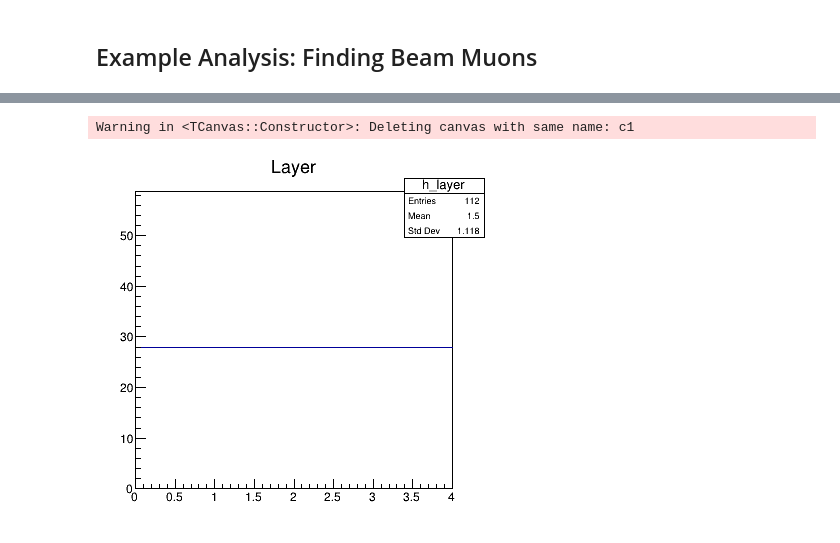
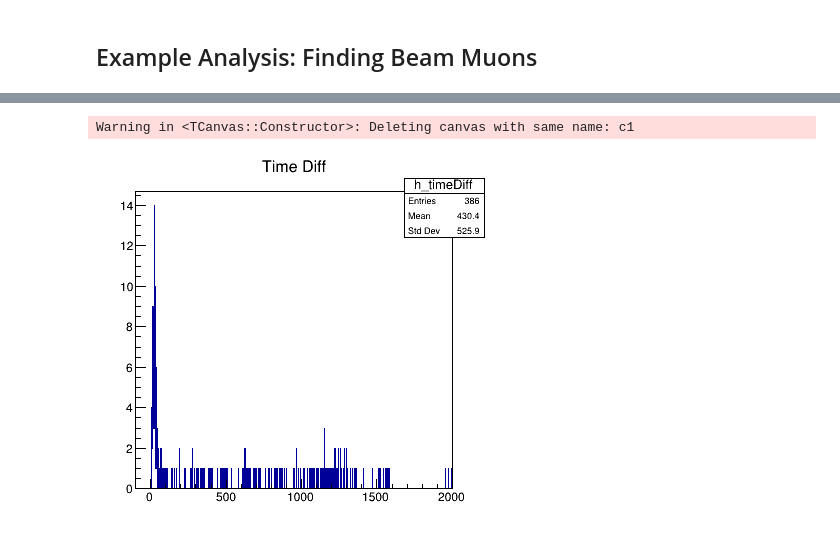
Before and after one commit to milliQan-sw/milliqanOffline, a Jupyter notebook: Run3Detector/analysis/tutorial/MilliQanUprootTutorial.ipynb, the cells around one changed output, grey strips where cells are left out. Saved outputs shown, nothing was run; the diff lists cells and outputs as text; code cells hidden in the pictures.

```diff
--- a/Run3Detector/analysis/tutorial/MilliQanUprootTutorial.ipynb
+++ b/Run3Detector/analysis/tutorial/MilliQanUprootTutorial.ipynb
@@ -542,7 +550,7 @@ Warning in <TCanvas::Constructor>: Deleting canvas with same name: c1
 filelist = ['MilliQan_Run1190_v34.root:t']
 
 #define the necessary branches to run over
-branches = ['boardsMatched', 'time_module_calibrated', 'height', 'area', 'column', 'row', 'layer', 'chan', 'ipulse', 'type']
+branches = ['boardsMatched', 'timeFit_module_calibrated', 'height', 'area', 'column', 'row', 'layer', 'chan', 'ipulse', 'type']
 
 #define the milliqan cuts object
 mycuts = milliqanCuts()
@@ -554,7 +562,7 @@ heightCut100 = mycuts.getCut(mycuts.heightCut, 'heightCut100', cut=100)
 fourLayerCut = mycuts.getCut(mycuts.fourLayerCut, 'fourLayerCut', cut=False)
 
 #example of creating a combined cut
-eventCuts = mycuts.getCut(mycuts.combineCuts, 'eventCuts', ['fourLayers', 'straightPulseCut', 'firstChanPulse', 'barCut'])
+eventCuts = mycuts.getCut(mycuts.combineCuts, 'eventCuts', ['fourLayerCut', 'straightPulseCut', 'firstChanPulse', 'barCut'])
 
 #define milliqan plotter
 myplotter = milliqanPlotter()
@@ -562,13 +570,15 @@ myplotter = milliqanPlotter()
 #create root histogram
 h_height = r.TH1F("h_height", "Height", 140, 0, 1400)
 h_layer = r.TH1F("h_layer", "Layer", 4, 0, 4)
+h_timeDiff = r.TH1F("h_timeDiff", "Time Diff", 2100, -100, 2000)
 
 #add root histogram to plotter
 myplotter.addHistograms(h_height, 'height', 'eventCuts')
 myplotter.addHistograms(h_layer, 'layer', 'eventCuts')
+myplotter.addHistograms(h_timeDiff, 'timeDiff')
 
 #defining the cutflow
-cutflow = [mycuts.layerCut, mycuts.fourLayerCut, mycuts.straightLineCut, heightCut100, mycuts.firstChanPulse, mycuts.barCut, eventCuts, myplotter.dict['h_height'], myplotter.dict['h_layer']]
+cutflow = [mycuts.layerCut, mycuts.fourLayerCut, mycuts.straightLineCut, heightCut100, mycuts.firstChanPulse, mycuts.barCut, eventCuts, mycuts.getPulseTimeDiff, myplotter.dict['h_timeDiff'], myplotter.dict['h_height'], myplotter.dict['h_layer']]
 
 #create a schedule of the cuts
 myschedule = milliQanScheduler(cutflow, mycuts, myplotter)
@@ -577,7 +587,9 @@ myschedule = milliQanScheduler(cutflow, mycuts, myplotter)
 myschedule.printSchedule()
 
 #create the milliqan processor object
-myiterator = milliqanProcessor(filelist, branches, myschedule, mycuts, myplotter, max_events=1000)
+myiterator = milliqanProcessor(filelist, branches, myschedule, mycuts, myplotter)
+
+myiterator.setCustomFunction(getPulseTimeDiff)
 
 #run the milliqan processor
 myiterator.run()
@@ -601,8 +617,8 @@ Warning in <TROOT::Append>: Replacing existing TH1: h_layer (Potential memory le
 # %%
 c1 = r.TCanvas("c1", "c1", 400, 400)
 c1.cd()
-h_layer.Draw()
+h_timeDiff.Draw()
 c1.Draw()
 # %% [output]
 Warning in <TCanvas::Constructor>: Deleting canvas with same name: c1
-[figure, old version]
+[figure, new version]
```
Also changed, not shown: parts of 2 cells of this notebook, 4 other files.
